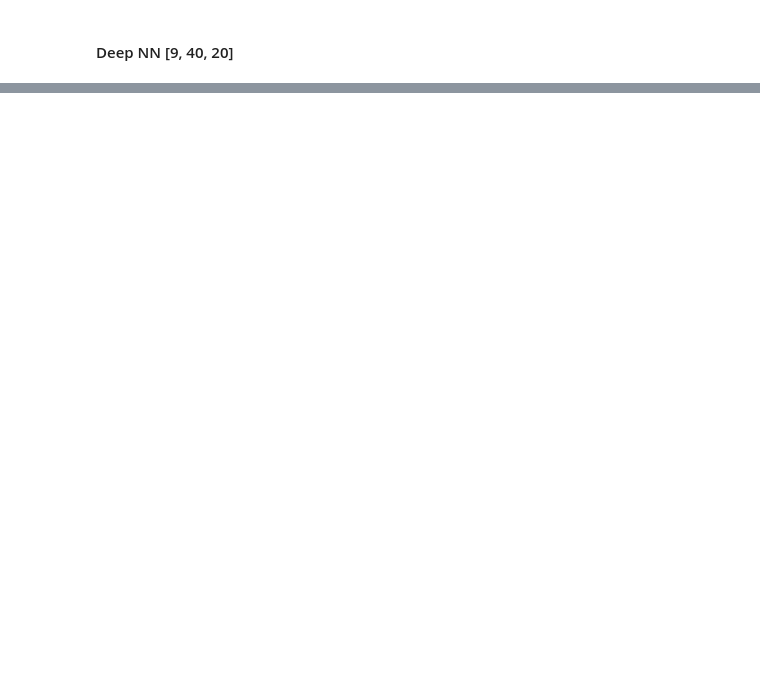
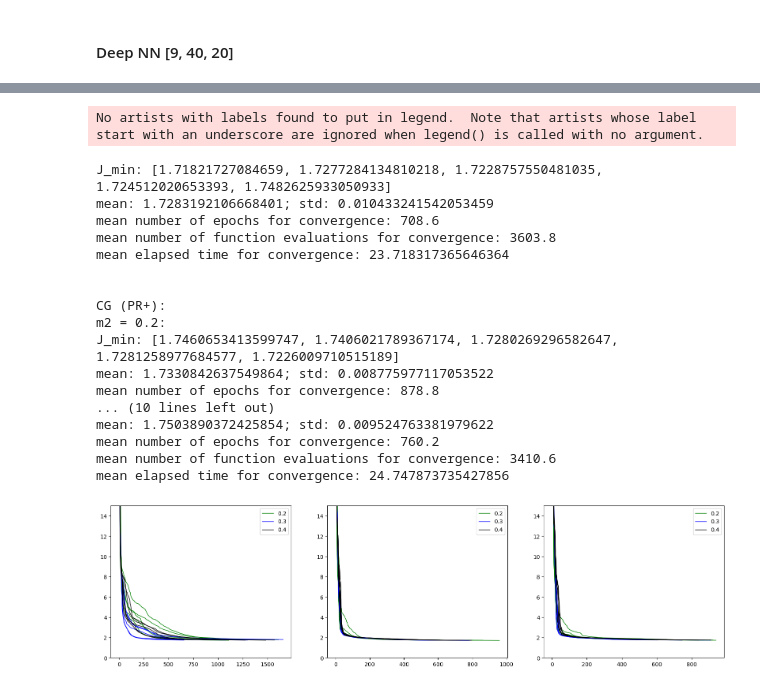
Before and after one commit to DreRnc/HBG-CG_Analysis, a Jupyter notebook: Code/Experiments_new.ipynb, the cells around one changed output, grey strips where cells are left out. Drawn from its saved outputs; the diff is of its cells as text; code cells hidden in the pictures; blank space fills up the shorter version.

```diff
--- a/Code/Experiments_new.ipynb
+++ b/Code/Experiments_new.ipynb
@@ -532,0 +723,60 @@ Text(0, 0.5, 'grad norm')
+# %%
+mlp= MLP([40, 20], 9, 2, task = "regression", activation_function = 'sigm')
+
+J_star = 0 #fill with grid search results
+
+fig, ax = plt.subplots(1,3, figsize = (20,5))
+linewidth = 1
+fontsize = 14
+
+optimizer = CG(loss = 'MSE', regularization_function = 'l2', stopping_criterion = 'obj_tol', early_stopping=EarlyStopping(mode='obj_tol'))
+beta_color = {0.2 : 'g', 0.3 : 'b', 0.4 : 'k'}
+
+for b, beta in enumerate(['FR', 'HS+', 'PR+']):
+    print('\n')
+    print(f'CG ({beta}):')
+
+    for m2 in [0.2, 0.3, 0.4]:
+        feval = []
+        epochs = []
+        elapsed_time = []
+        J_min = []
+
+        print(f'm2 = {m2}:')
+
+        for i in range(5):
+
+            mlp.initialize(random_seed=i)
+            optimizer.initialize(mlp, stopping_value = 1e-4, batch_size = -1, alpha_l1 = 0, alpha_l2 = 0.001, verbose = False,
+                    beta_type = beta, m1 = 0.1, m2 = m2, MaxFeval = 100, tau = 0.8, delta = 0, eps = 0, sfgrd = 0.2)
+
+            tic = time.time()
+
+            optimizer.fit_model(X_train, y_train)
+
+            toc = time.time()
+            elapsed_time.append(toc-tic)
+
+            curve = [J - J_star for J in optimizer.obj_history]
+            line, = ax[b].plot(curve, beta_color[m2], linewidth=linewidth)
+
+            if i == 0:
+                line.set_label(m2)
+
+            J_min.append(np.min(optimizer.obj_history))
+            feval.append(optimizer.n_forward_backward)
+            epochs.append(len(optimizer.obj_history))
+
+        print(f"J_min: {J_min}")
+        print(f"mean: {np.mean(J_min)}; std: {np.std(J_min)}")
+        print(f"mean number of epochs for convergence: {np.mean(epochs)}")
+        print(f"mean number of function evaluations for convergence: {np.mean(feval)}")
+        print(f"mean elapsed time for convergence: {np.mean(elapsed_time)}")
+
+    ax[0].set_ylim(0,15)
+    ax[1].set_ylim(0,15)
+    ax[2].set_ylim(0,15)
+    ax[0].legend()
+    ax[1].legend()
+    ax[2].legend()
+# %% [output]
@@ -532,0 +816,19 @@ Text(0, 0.5, 'grad norm')
+No artists with labels found to put in legend.  Note that artists whose label start with an underscore are ignored when legend() is called with no argument.
+J_min: [1.71821727084659, 1.7277284134810218, 1.7228757550481035, 1.724512020653393, 1.7482625933050933]
+mean: 1.7283192106668401; std: 0.010433241542053459
+mean number of epochs for convergence: 708.6
+mean number of function evaluations for convergence: 3603.8
+mean elapsed time for convergence: 23.718317365646364
+
+
+CG (PR+):
+m2 = 0.2:
+J_min: [1.7460653413599747, 1.7406021789367174, 1.7280269296582647, 1.7281258977684577, 1.7226009710515189]
+mean: 1.7330842637549864; std: 0.008775977117053522
+mean number of epochs for convergence: 878.8
+... (10 lines left out)
+mean: 1.7503890372425854; std: 0.009524763381979622
+mean number of epochs for convergence: 760.2
+mean number of function evaluations for convergence: 3410.6
+mean elapsed time for convergence: 24.747873735427856
+[figure, added]
```
Also changed, not shown: parts of 17 cells of this notebook, 1 other file.
